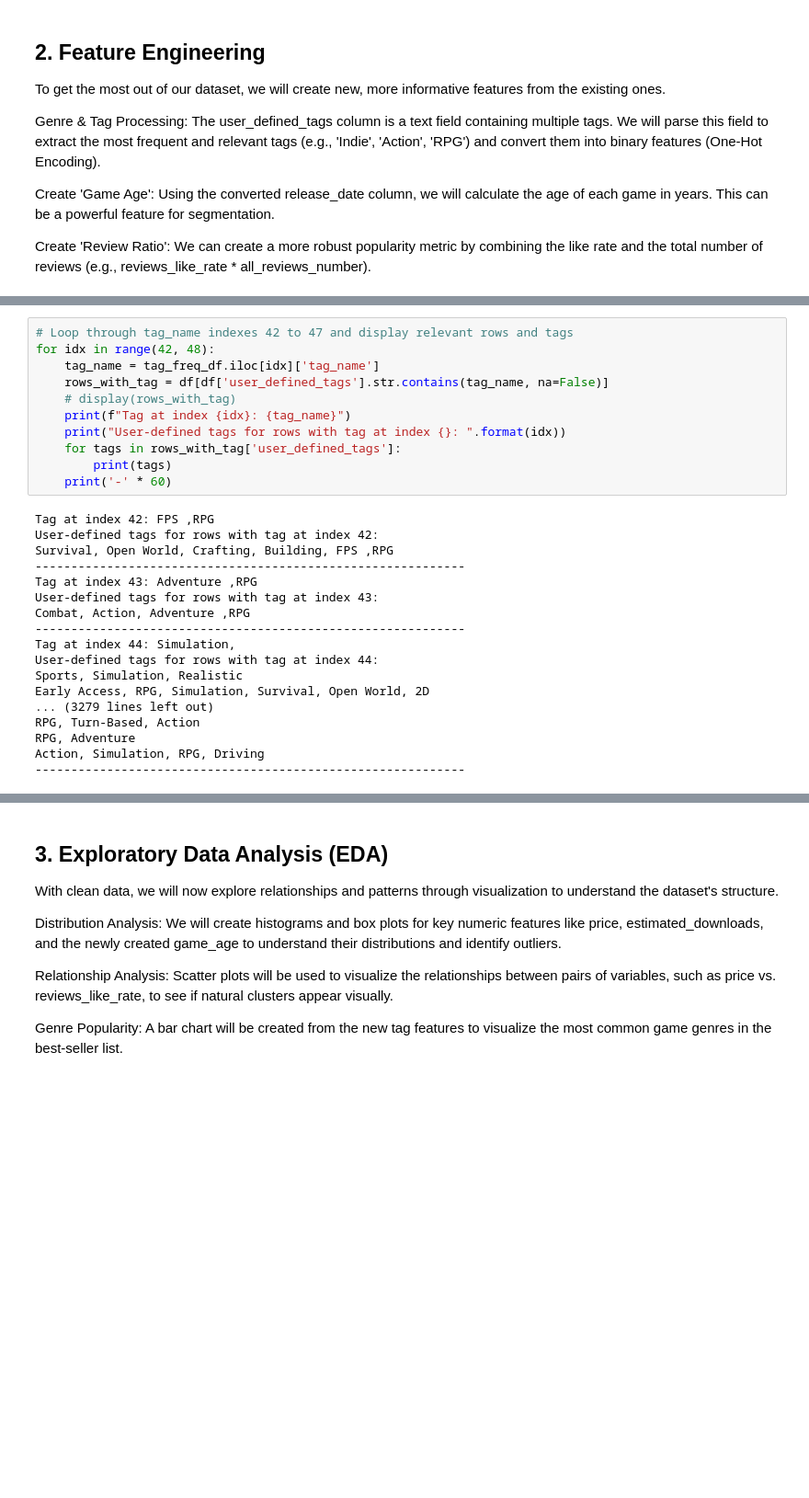
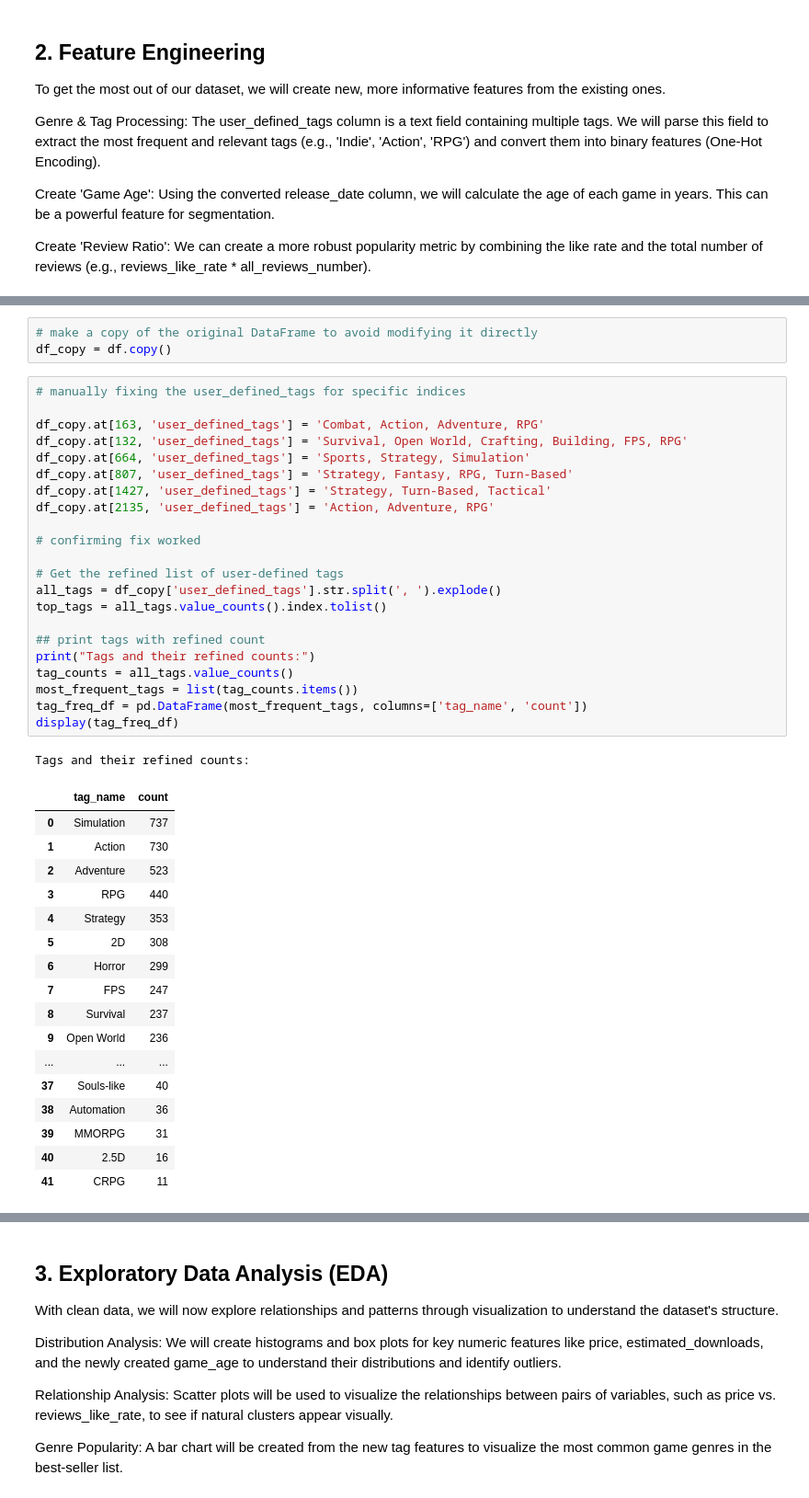
Before and after one commit to nuwanwixx/MDSAI25_ADM_MiniProject, a Jupyter notebook: besSelling_steam_games_analysis.ipynb, the cells around one changed output, grey strips where cells are left out. Shown at 92% size. Saved outputs shown, nothing was run; the diff lists cells and outputs as text; blank space fills up the shorter version.

```diff
--- a/besSelling_steam_games_analysis.ipynb
+++ b/besSelling_steam_games_analysis.ipynb
@@ -395,31 +285,46 @@ Strategy, Simulation
-# %%
-# Loop through tag_name indexes 42 to 47 and display relevant rows and tags
-for idx in range(42, 48):
-    tag_name = tag_freq_df.iloc[idx]['tag_name']
-    rows_with_tag = df[df['user_defined_tags'].str.contains(tag_name, na=False)]
-    # display(rows_with_tag)
-    print(f"Tag at index {idx}: {tag_name}")
-    print("User-defined tags for rows with tag at index {}: ".format(idx))
-    for tags in rows_with_tag['user_defined_tags']:
-        print(tags)
-    print('-' * 60)
-# %% [output]
-Tag at index 42: FPS ,RPG
-User-defined tags for rows with tag at index 42:
-Survival, Open World, Crafting, Building, FPS ,RPG
-------------------------------------------------------------
-Tag at index 43: Adventure ,RPG
-User-defined tags for rows with tag at index 43:
-Combat, Action, Adventure ,RPG
-------------------------------------------------------------
-Tag at index 44: Simulation,
-User-defined tags for rows with tag at index 44:
-Sports, Simulation, Realistic
-Early Access, RPG, Simulation, Survival, Open World, 2D
-... (3279 lines left out)
-RPG, Turn-Based, Action
-RPG, Adventure
-Action, Simulation, RPG, Driving
-------------------------------------------------------------
+# %%
+# make a copy of the original DataFrame to avoid modifying it directly
+df_copy = df.copy()
+# %%
+# manually fixing the user_defined_tags for specific indices
+
+df_copy.at[163, 'user_defined_tags'] = 'Combat, Action, Adventure, RPG'
+df_copy.at[132, 'user_defined_tags'] = 'Survival, Open World, Crafting, Building, FPS, RPG'
+df_copy.at[664, 'user_defined_tags'] = 'Sports, Strategy, Simulation'
+df_copy.at[807, 'user_defined_tags'] = 'Strategy, Fantasy, RPG, Turn-Based'
+df_copy.at[1427, 'user_defined_tags'] = 'Strategy, Turn-Based, Tactical'
+df_copy.at[2135, 'user_defined_tags'] = 'Action, Adventure, RPG'
+
+# confirming fix worked
+
+# Get the refined list of user-defined tags
+all_tags = df_copy['user_defined_tags'].str.split(', ').explode()
+top_tags = all_tags.value_counts().index.tolist()
+
+## print tags with refined count
+print("Tags and their refined counts:")
+tag_counts = all_tags.value_counts()
+most_frequent_tags = list(tag_counts.items())
+tag_freq_df = pd.DataFrame(most_frequent_tags, columns=['tag_name', 'count'])
+display(tag_freq_df)
+# %% [output]
+Tags and their refined counts:
+|  | tag_name | count |
+| 0 | Simulation | 737 |
+| 1 | Action | 730 |
+| 2 | Adventure | 523 |
+| 3 | RPG | 440 |
+| 4 | Strategy | 353 |
+| 5 | 2D | 308 |
+| 6 | Horror | 299 |
+| 7 | FPS | 247 |
+| 8 | Survival | 237 |
+| 9 | Open World | 236 |
+| ... | ... | ... |
+| 37 | Souls-like | 40 |
+| 38 | Automation | 36 |
+| 39 | MMORPG | 31 |
+| 40 | 2.5D | 16 |
+| 41 | CRPG | 11 |
 # %%
 # Ensure 'release_date' is datetime
```
Also changed, not shown: parts of 13 cells of this notebook.
